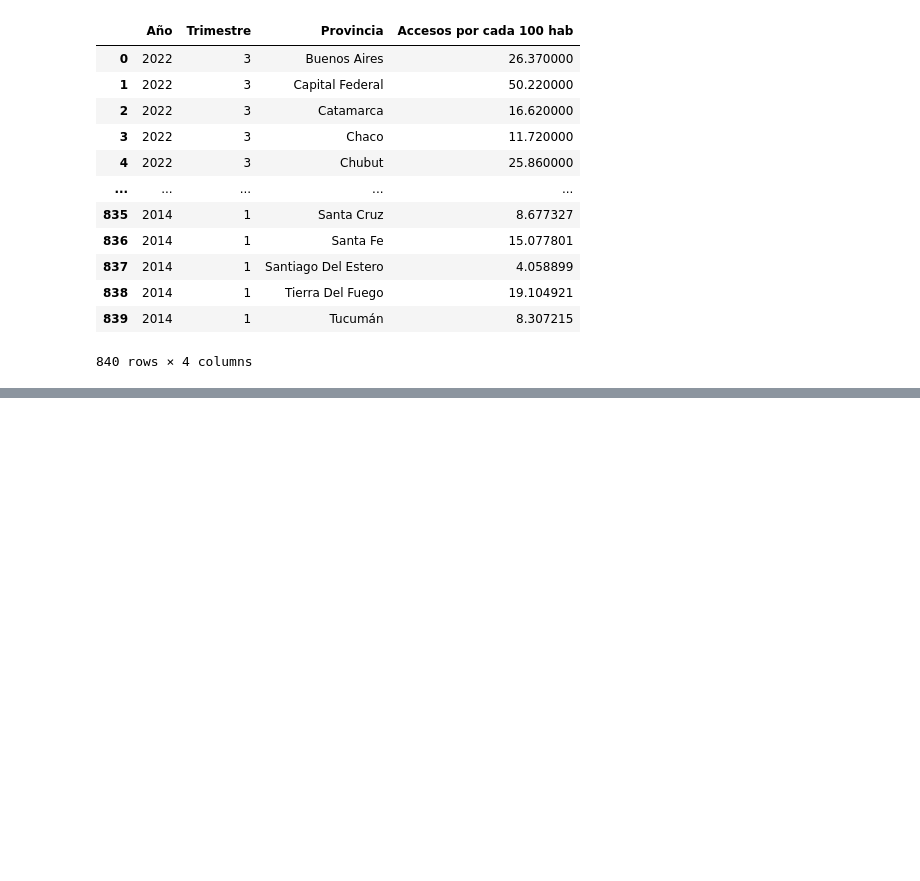
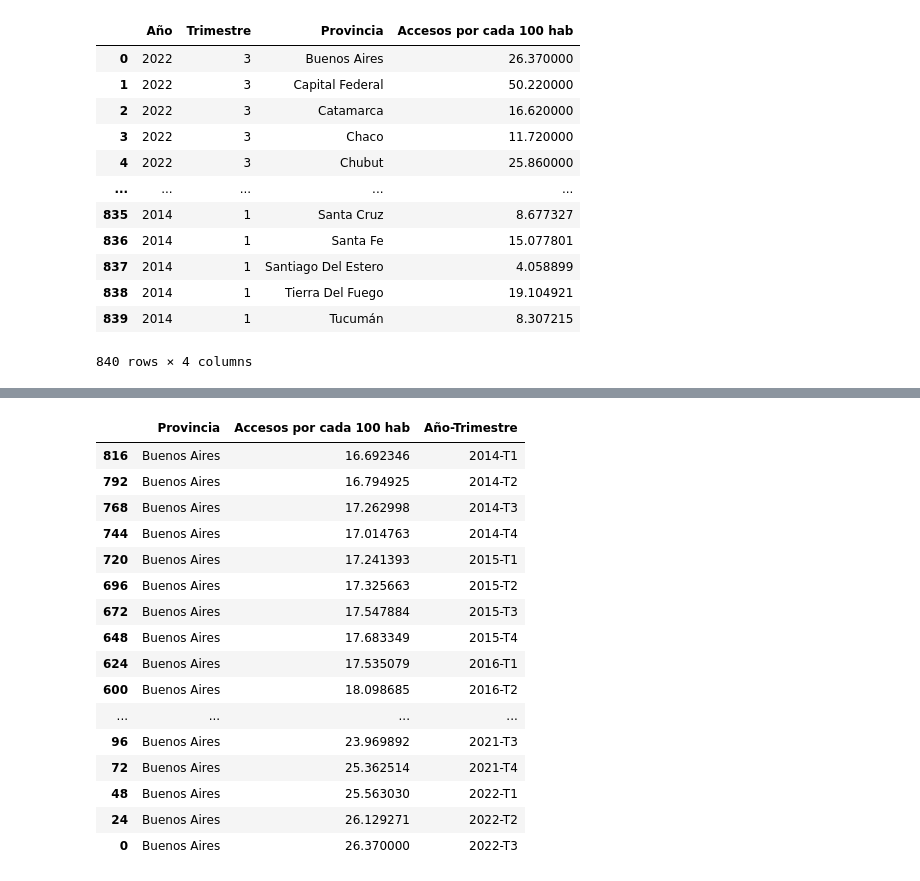
Before and after one commit to Galo0000/Analitics_Proyect, a Jupyter notebook: Extracion_datos.ipynb, the cells around one changed output, grey strips where cells are left out. Cells and saved outputs as stored; diff of their text form; code cells hidden in the pictures; blank space fills up the shorter version.

```diff
--- a/Extracion_datos.ipynb
+++ b/Extracion_datos.ipynb
@@ -205,0 +259,20 @@ df_penetracion_internet
+# %%
+df_penetracion_internet[(df_penetracion_internet['Provincia'] == 'Buenos Aires')].sort_values('Año-Trimestre')
+# %% [output]
+|  | Provincia | Accesos por cada 100 hab | Año-Trimestre |
+| 816 | Buenos Aires | 16.692346 | 2014-T1 |
+| 792 | Buenos Aires | 16.794925 | 2014-T2 |
+| 768 | Buenos Aires | 17.262998 | 2014-T3 |
+| 744 | Buenos Aires | 17.014763 | 2014-T4 |
+| 720 | Buenos Aires | 17.241393 | 2015-T1 |
+| 696 | Buenos Aires | 17.325663 | 2015-T2 |
+| 672 | Buenos Aires | 17.547884 | 2015-T3 |
+| 648 | Buenos Aires | 17.683349 | 2015-T4 |
+| 624 | Buenos Aires | 17.535079 | 2016-T1 |
+| 600 | Buenos Aires | 18.098685 | 2016-T2 |
+| ... | ... | ... | ... |
+| 96 | Buenos Aires | 23.969892 | 2021-T3 |
+| 72 | Buenos Aires | 25.362514 | 2021-T4 |
+| 48 | Buenos Aires | 25.563030 | 2022-T1 |
+| 24 | Buenos Aires | 26.129271 | 2022-T2 |
+| 0 | Buenos Aires | 26.370000 | 2022-T3 |
```
Also changed, not shown: parts of 10 cells of this notebook.
